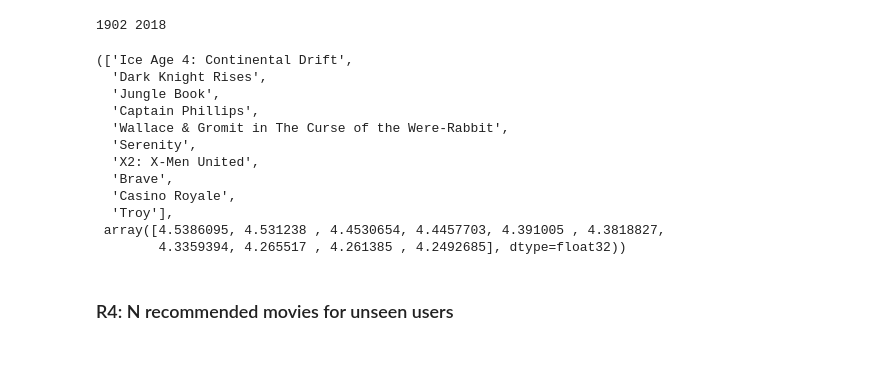
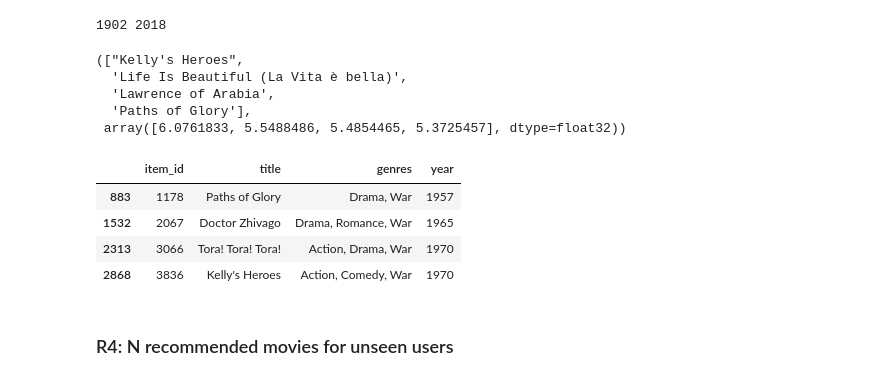
Before and after one commit to zemgabriela/agile-movie_recom, a Jupyter notebook: recommender_model.ipynb, the cells around one changed output. Cells and saved outputs as stored; diff of their text form; code cells hidden in the pictures.

```diff
--- a/recommender_model.ipynb
+++ b/recommender_model.ipynb
@@ -13,31 +13,31 @@ ratings_df = pd.read_csv('ml-latest-small/ratings.csv', sep=',', names=['user_id
 # %% [markdown]
 **Read the data from SQL Database:**
 # %%
-# Import the data from sql database
-import pypyodbc as odbc
+# # Import the data from sql database
+# import pypyodbc as odbc
 
-def connectToDatabase():
-    connection_string = 'Driver={ODBC Driver 18 for SQL Server};Server=tcp:agiledsproject.database.windows.net,1433;Database=MovieRatings;Uid=ProjectDataBase;Pwd=Agile2023;Encrypt=yes;TrustServerCertificate=no;Connection Timeout=30;'
-    global conn
-    conn = odbc.connect(connection_string)
-    global cursor
-    cursor = conn.cursor()
+# def connectToDatabase():
+#     connection_string = 'Driver={ODBC Driver 18 for SQL Server};Server=tcp:agiledsproject.database.windows.net,1433;Database=MovieRatings;Uid=ProjectDataBase;Pwd=Agile2023;Encrypt=yes;TrustServerCertificate=no;Connection Timeout=30;'
+#     global conn
+#     conn = odbc.connect(connection_string)
+#     global cursor
+#     cursor = conn.cursor()
 
-def get_table(tableName):
-   cursor.execute(f"SELECT * FROM {tableName}")
-    #data will be a list of tuples
-   data = cursor.fetchall()
-   # These part of the code transforms it in a dataframe
-   column_names = [description[0] for description in cursor.description]
-   # Create a DataFrame using fetched rows and column names
-   data = pd.DataFrame(data, columns=column_names)
-   return data
+# def get_table(tableName):
+#    cursor.execute(f"SELECT * FROM {tableName}")
+#     #data will be a list of tuples
+#    data = cursor.fetchall()
+#    # These part of the code transforms it in a dataframe
+#    column_names = [description[0] for description in cursor.description]
+#    # Create a DataFrame using fetched rows and column names
+#    data = pd.DataFrame(data, columns=column_names)
+#    return data
 
-connectToDatabase()
+# connectToDatabase()
 
-movies_df = get_table('movies')
-tags_df = get_table('tags')
-ratings_df = get_table('ratings')
+# movies_df = get_table('movies')
+# tags_df = get_table('tags')
+# ratings_df = get_table('ratings')
 # %% [markdown]
 The MovieLens dataset is a widely-used dataset for movie recommendation systems, collected by the GroupLens research group at the University of Minnesota. It consists of multiple tables containing data about movies, ratings, and tags provided by users. Here’s a description of each table and its variables:
 # %% [markdown]
@@ -417,20 +416,22 @@ print(min_year,max_year)
 # %% [output]
 1902 2018
 # %%
-recommended_movies_by_user(model=model, user_id=10, n_movies=10, movies_df=movies_df, genres=['Adventure'])
+recommended_movies_by_user(model=model, user_id=299, n_movies=4, movies_df=movies_df, genres=['War'])
 # %% [output]
-(['Ice Age 4: Continental Drift',
-  'Dark Knight Rises',
-  'Jungle Book',
-  'Captain Phillips',
-  'Wallace & Gromit in The Curse of the Were-Rabbit',
-  'Serenity',
-  'X2: X-Men United',
-  'Brave',
-  'Casino Royale',
-  'Troy'],
- array([4.5386095, 4.531238 , 4.4530654, 4.4457703, 4.391005 , 4.3818827,
-        4.3359394, 4.265517 , 4.261385 , 4.2492685], dtype=float32))
+(["Kelly's Heroes",
+  'Life Is Beautiful (La Vita è bella)',
+  'Lawrence of Arabia',
+  'Paths of Glory'],
+ array([6.0761833, 5.5488486, 5.4854465, 5.3725457], dtype=float32))
+# %%
+titles_to_localize=["Kelly's Heroes", 'Doctor Zhivago', 'Paths of Glory', 'Tora! Tora! Tora!']
+movies_df[movies_df['title'].isin(titles_to_localize)]
+# %% [output]
+|  | item_id | title | genres | year |
+| 883 | 1178 | Paths of Glory | Drama, War | 1957 |
+| 1532 | 2067 | Doctor Zhivago | Drama, Romance, War | 1965 |
+| 2313 | 3066 | Tora! Tora! Tora! | Action, Drama, War | 1970 |
+| 2868 | 3836 | Kelly's Heroes | Action, Comedy, War | 1970 |
 # %% [markdown]
 ### R4: N recommended movies for unseen users
 # %% [markdown]
```
Also changed, not shown: parts of 14 cells of this notebook, 2 other files.
